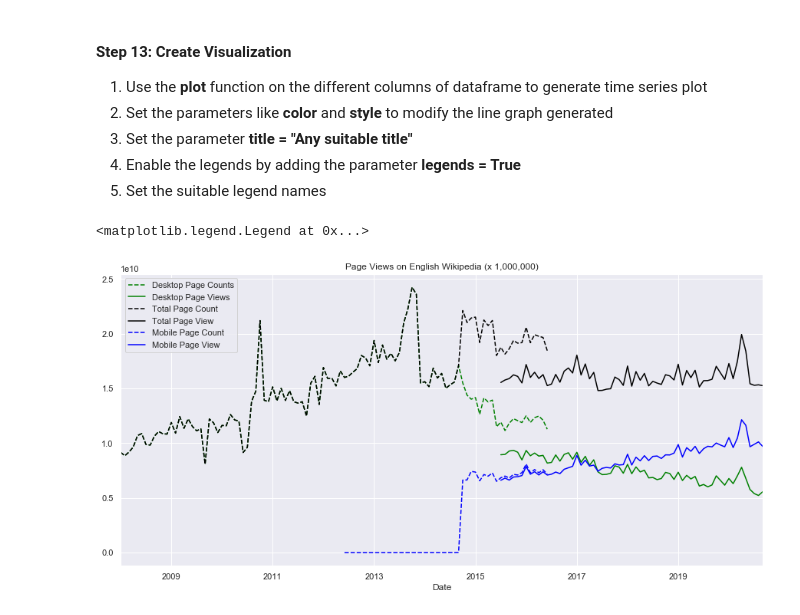
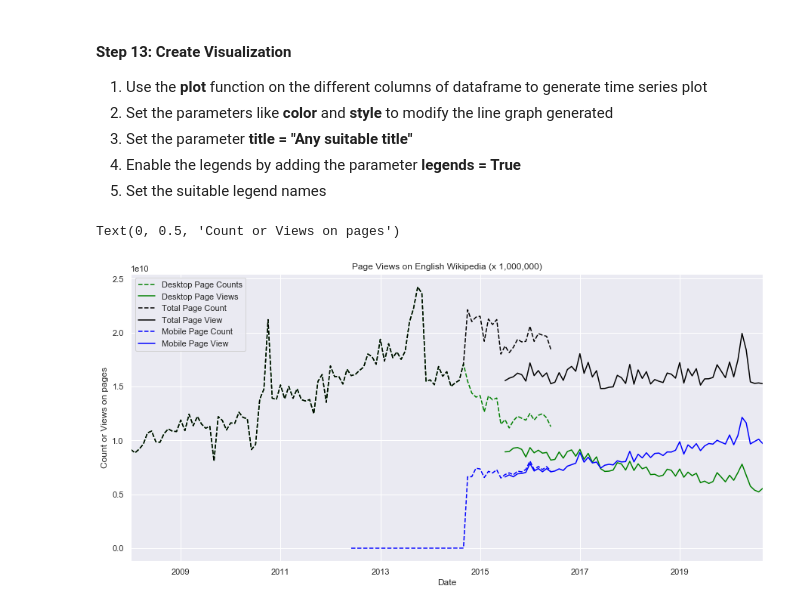
Before and after one commit to mayurgpt07/data-512, a Jupyter notebook: data-512-a1/Assignment1.ipynb, the cells around one changed output. Saved outputs shown, nothing was run; the diff lists cells and outputs as text; code cells hidden in the pictures.

```diff
--- a/data-512-a1/Assignment1.ipynb
+++ b/data-512-a1/Assignment1.ipynb
@@ -275,20 +275,21 @@ sns.set(rc={'figure.figsize':(15, 7)})
 # %%
 fig, ax = plt.subplots()
 
 ## plot the desktop counts (dashed) and views (solid) in green
 wikipedia_traffic['pagecount_desktop_views'].plot(color = 'green', style = '--', legend = True)
 wikipedia_traffic['pageview_desktop_views'].plot(color = 'green', legend = True)
 
 ## plot the all device counts (dashed) and views (solid) in black
 wikipedia_traffic['pagecount_all_views'].plot(color = 'black',style = '--', legend = True)
 wikipedia_traffic['pageview_all_views'].plot(color = 'black', title ='Page Views on English Wikipedia (x 1,000,000)', legend = True)
 
 ## plot the mobile counts (dashed) and views (solid) in blue
 wikipedia_traffic['pagecount_mobile_views'].plot(color = 'blue', style = '--', legend = True)
 wikipedia_traffic['pageview_mobile_views'].plot(color = 'blue', legend = True)
 
 ## Set the legend for the graph
 ax.legend(["Desktop Page Counts", "Desktop Page Views", 'Total Page Count', 'Total Page View', 'Mobile Page Count', 'Mobile Page View'])
+ax.set_ylabel('Count or Views on pages')
 # %% [output]
-<matplotlib.legend.Legend at 0x...>
+Text(0, 0.5, 'Count or Views on pages')
-[figure, old version]
+[figure, new version]
```
Also changed, not shown: 2 other files.
